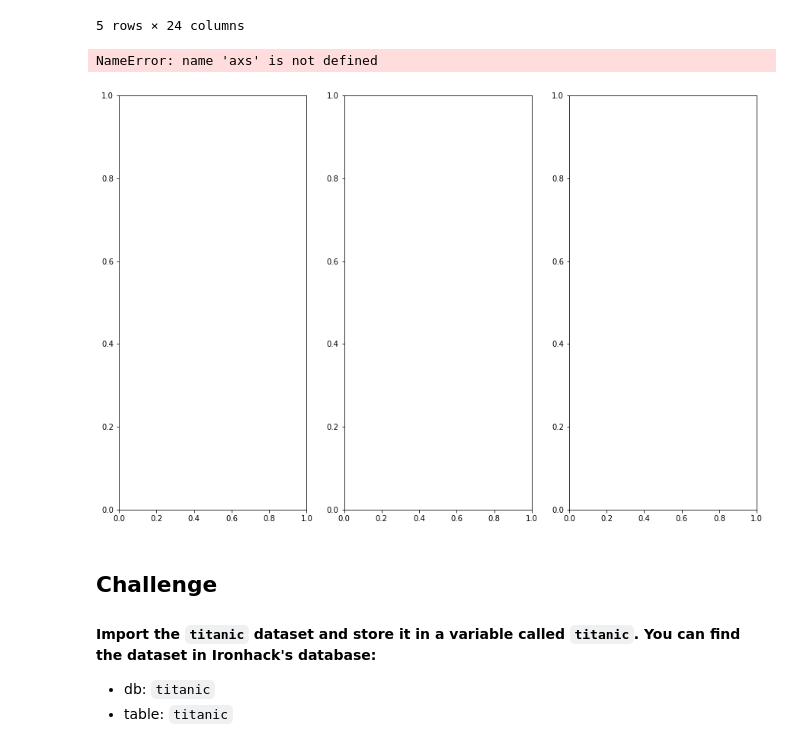
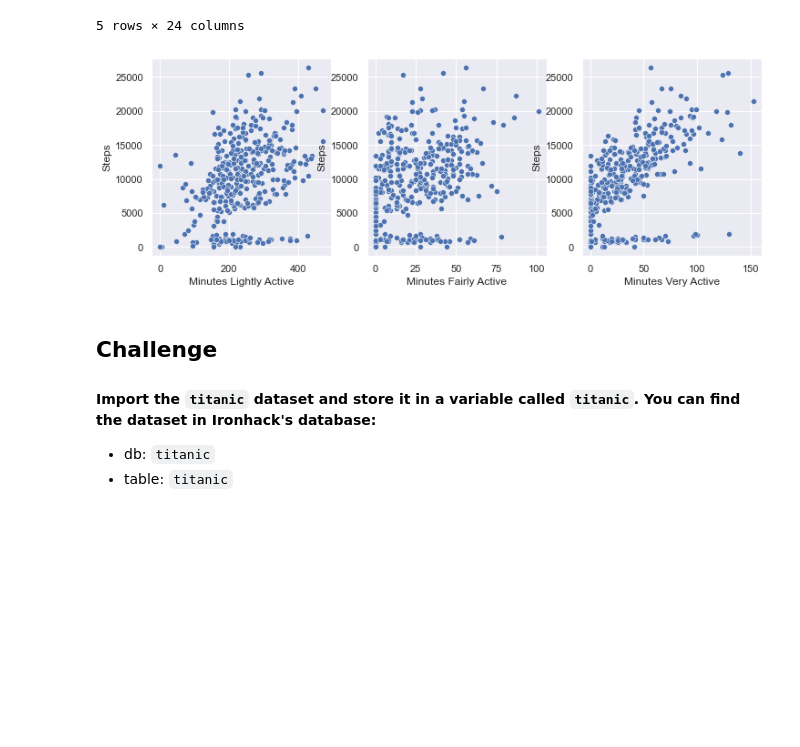
Before and after one commit to Ironhack-Data-Madrid-Octubre-2021/lab-matplotlib-seaborn, a Jupyter notebook: your-code/main.ipynb, the cells around one changed output. Drawn from its saved outputs; the diff is of its cells as text; code cells hidden in the pictures; blank space fills up the shorter version.

```diff
--- a/your-code/main.ipynb
+++ b/your-code/main.ipynb
@@ -160,16 +160,16 @@ fitbit.head()
 | 3 | 2015-05-11 | 2673 | 6756 | 5.02 | 8 | 749.000 | 190 | ... |
 | 4 | 2015-05-12 | 2495 | 502 | 3.73 | 1 | 876.000 | 171 | ... |
 5 rows × 24 columns
-# %%
-# your code here
-cont = fig, ax = plt.subplots(nrows=1, ncols=3, figsize=(15,10))
-for x in cont:
-    display(sns.scatterplot(x="Minutes Lightly Active", y="Steps", data=fitbit,ax=axs[0,0]))
-    display(sns.scatterplot(x="Minutes Very Active", y="Steps", data=fitbit,ax=axs[0,1]))
-    display(sns.scatterplot(x="Minutes Sedentary", y="Steps", data=fitbit),ax=axs[0,2])
-# %% [output]
-NameError: name 'axs' is not defined
-[figure, removed]
+# %%
+# your code here
+fig, axs = plt.subplots(nrows=1, ncols=3, figsize=(12,4));
+
+x = ["Minutes Lightly Active","Minutes Fairly Active","Minutes Very Active"]
+
+for i in range(0,3):
+    sns.scatterplot(data=fitbit, x = x[i], y="Steps", ax=axs[i])
+# %% [output]
+[figure, added]
 # %%
 Escribe un bucle para trazar 3 gráficos de dispersión de las siguientes características:
 Minutes Lightly Active vs Steps
```
Also changed, not shown: parts of 22 cells of this notebook.
